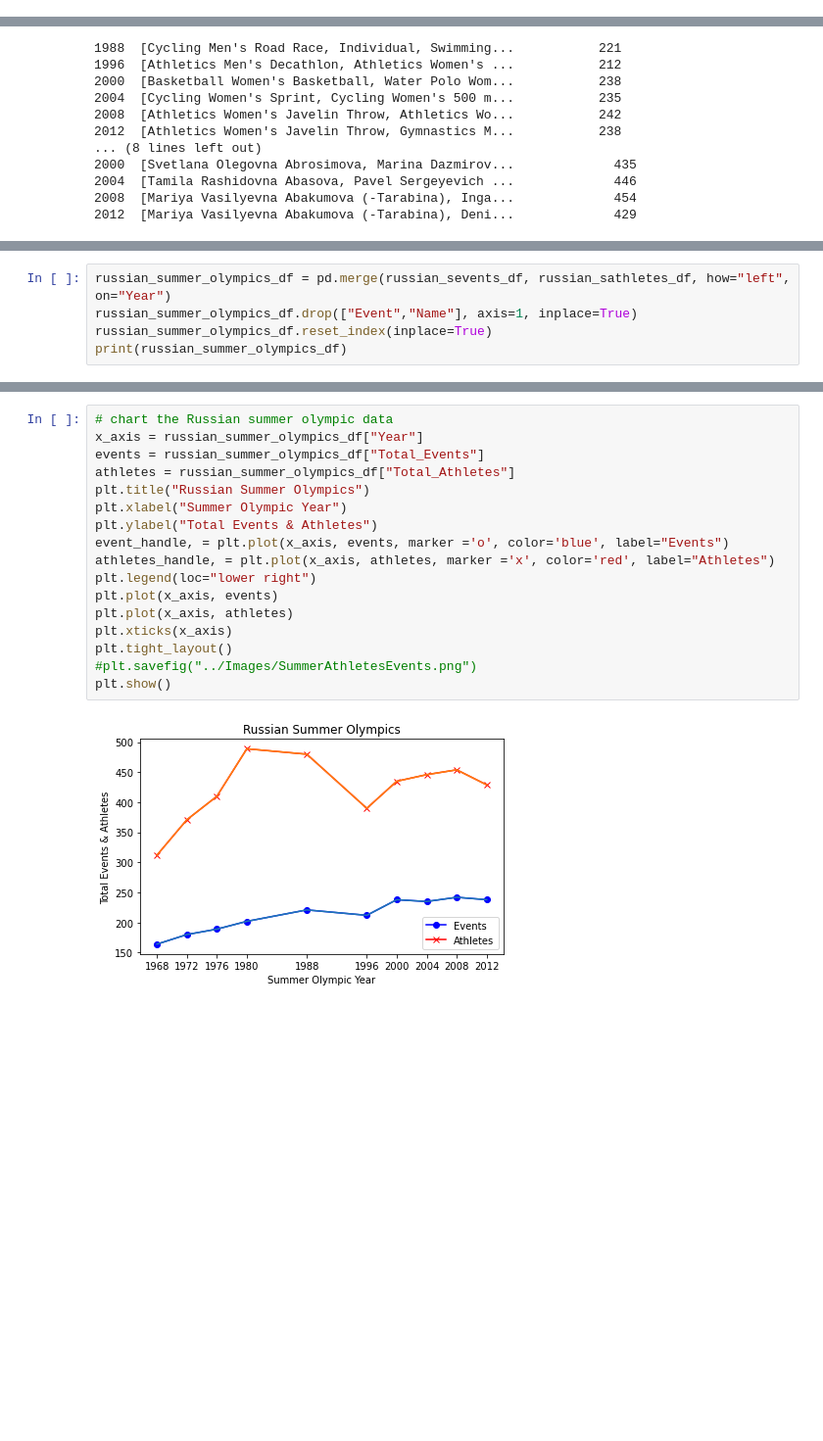
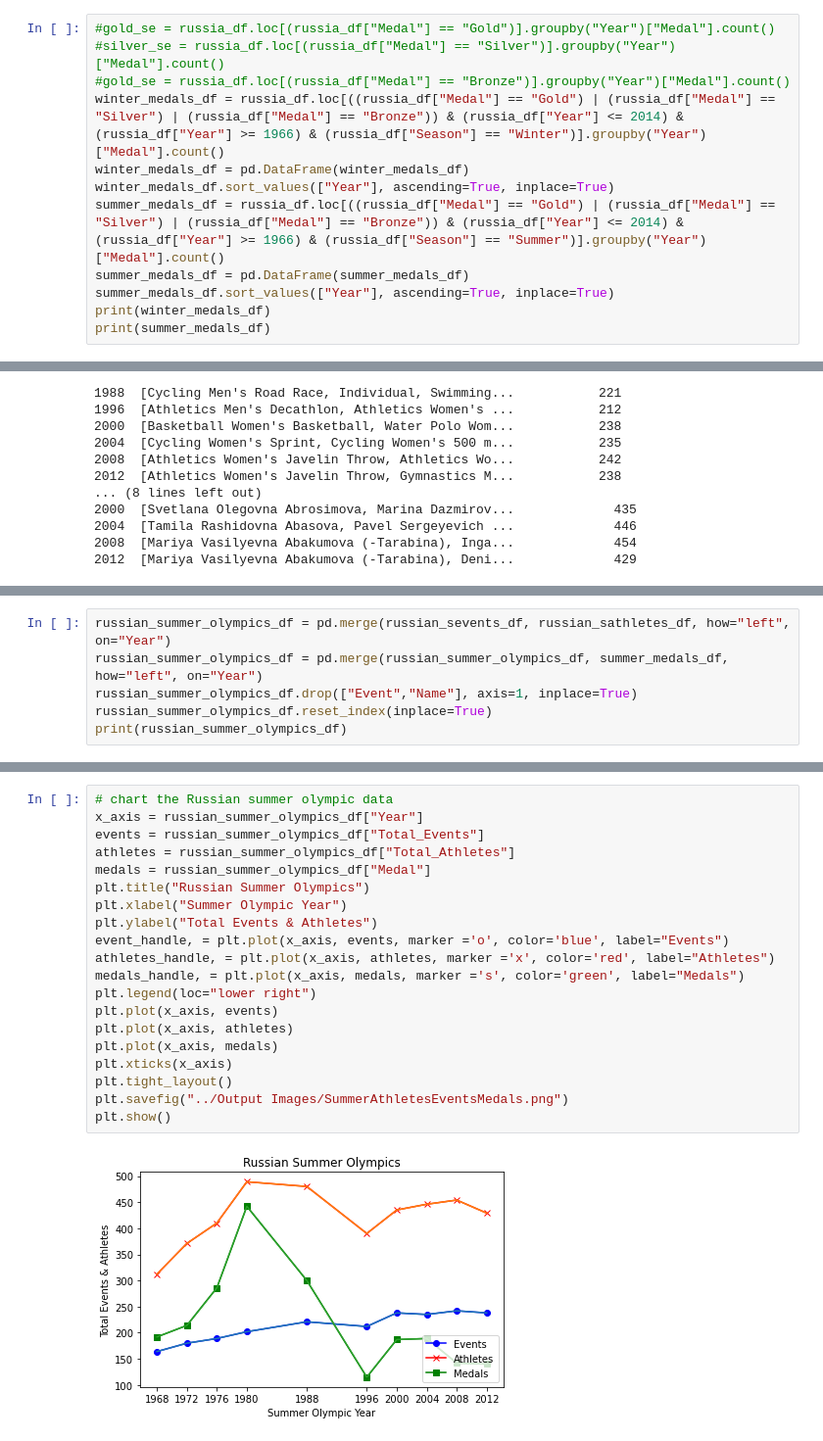
Before and after one commit to ratikachauhan/dathletes-project-1, a Jupyter notebook: gmb_analysis/gmb_analysis_work.ipynb, the cells around one changed output, grey strips where cells are left out. Shown: that part at 98% size. Cells and saved outputs as stored; diff of their text form; blank space fills up the shorter version.

```diff
--- a/gmb_analysis/gmb_analysis_work.ipynb
+++ b/gmb_analysis/gmb_analysis_work.ipynb
@@ -42,0 +39,12 @@ print(russia_medals)
+# %%
+#gold_se = russia_df.loc[(russia_df["Medal"] == "Gold")].groupby("Year")["Medal"].count()
+#silver_se = russia_df.loc[(russia_df["Medal"] == "Silver")].groupby("Year")["Medal"].count()
+#gold_se = russia_df.loc[(russia_df["Medal"] == "Bronze")].groupby("Year")["Medal"].count()
+winter_medals_df = russia_df.loc[((russia_df["Medal"] == "Gold") | (russia_df["Medal"] == "Silver") | (russia_df["Medal"] == "Bronze")) & (russia_df["Year"] <= 2014) & (russia_df["Year"] >= 1966) & (russia_df["Season"] == "Winter")].groupby("Year")["Medal"].count()
+winter_medals_df = pd.DataFrame(winter_medals_df)
+winter_medals_df.sort_values(["Year"], ascending=True, inplace=True)
+summer_medals_df = russia_df.loc[((russia_df["Medal"] == "Gold") | (russia_df["Medal"] == "Silver") | (russia_df["Medal"] == "Bronze")) & (russia_df["Year"] <= 2014) & (russia_df["Year"] >= 1966) & (russia_df["Season"] == "Summer")].groupby("Year")["Medal"].count()
+summer_medals_df = pd.DataFrame(summer_medals_df)
+summer_medals_df.sort_values(["Year"], ascending=True, inplace=True)
+print(winter_medals_df)
+print(summer_medals_df)
@@ -147,5 +178,6 @@ plt.show()
 # %%
 russian_summer_olympics_df = pd.merge(russian_sevents_df, russian_sathletes_df, how="left", on="Year")
+russian_summer_olympics_df = pd.merge(russian_summer_olympics_df, summer_medals_df, how="left", on="Year")
 russian_summer_olympics_df.drop(["Event","Name"], axis=1, inplace=True)
 russian_summer_olympics_df.reset_index(inplace=True)
 print(russian_summer_olympics_df)
@@ -164,19 +196,22 @@ print(russian_summer_olympics_df)
 # %%
 # chart the Russian summer olympic data
 x_axis = russian_summer_olympics_df["Year"]
 events = russian_summer_olympics_df["Total_Events"]
 athletes = russian_summer_olympics_df["Total_Athletes"]
+medals = russian_summer_olympics_df["Medal"]
 plt.title("Russian Summer Olympics")
 plt.xlabel("Summer Olympic Year")
 plt.ylabel("Total Events & Athletes")
 event_handle, = plt.plot(x_axis, events, marker ='o', color='blue', label="Events")
 athletes_handle, = plt.plot(x_axis, athletes, marker ='x', color='red', label="Athletes")
+medals_handle, = plt.plot(x_axis, medals, marker ='s', color='green', label="Medals")
 plt.legend(loc="lower right")
 plt.plot(x_axis, events)
 plt.plot(x_axis, athletes)
+plt.plot(x_axis, medals)
 plt.xticks(x_axis)
 plt.tight_layout()
-#plt.savefig("../Images/SummerAthletesEvents.png")
+plt.savefig("../Output Images/SummerAthletesEventsMedals.png")
 plt.show()
 # %% [output]
-[figure, old version]
+[figure, new version]
```
Also changed, not shown: parts of 5 cells of this notebook.
